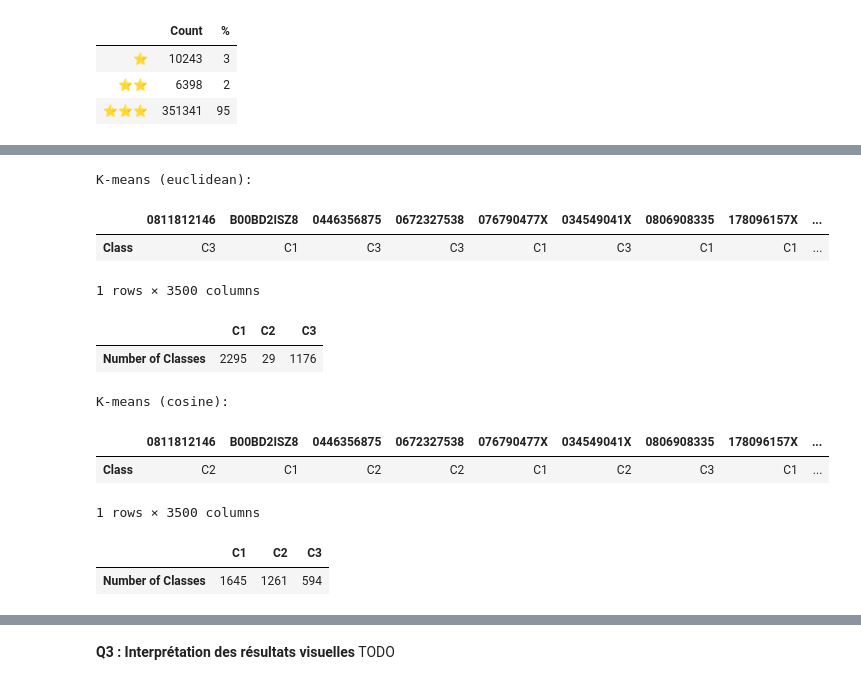
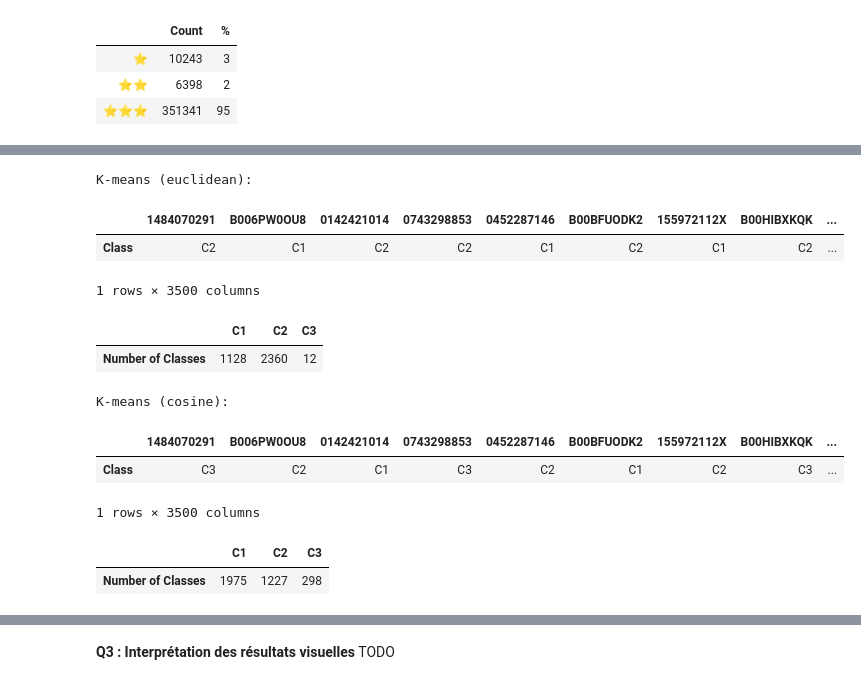
Before and after one commit to darhal/IFT799-DataScience, a Jupyter notebook: Lab2/tp2.ipynb, the cells around one changed output, grey strips where cells are left out. Saved outputs shown, nothing was run; the diff lists cells and outputs as text; code cells hidden in the pictures.

```diff
--- a/Lab2/tp2.ipynb
+++ b/Lab2/tp2.ipynb
@@ -149,43 +149,53 @@ Different classes count :
 # %%
+from nltk import cluster
+from nltk.cluster import cosine_distance, euclidean_distance
+
 NB_CLUSTERS = 3
 CLASSES = [f"C{i+1}" for i in range(0, NB_CLUSTERS)]
 
 def kmeansClustering(booksData, distFunc, show=False):
     # Standardize data before doing kmeans :
-    data = (booksData - booksData.mean()) / booksData.std()
-    # As per : https://stackoverflow.com/questions/46409846/using-k-means-with-cosine-similarity-python
-    if (distFunc == "cosine"): data = preprocessing.normalize(data)
-    kmeans = KMeans(n_clusters=NB_CLUSTERS, random_state=0, max_iter=1000).fit(data)
+    data = ((booksData - booksData.mean()) / booksData.std()).to_numpy()
+    if (distFunc == "cosine"):
+        # Find initial centroids using K-means++ (KMeans of SKlearn)
+        initialCenters = KMeans(n_clusters=NB_CLUSTERS, random_state=0, max_iter=1).fit(data).cluster_centers_.tolist()
+        # Run clustering using cosine similarity : cos sim = 1 - cos dist
+        kmeans = cluster.KMeansClusterer(num_means=NB_CLUSTERS, initial_means=initialCenters, distance=lambda x, y: 1 - cosine_distance(x, y))
+        kmeansLabel = np.array(kmeans.cluster(data, assign_clusters=True))
+    else:
+        kmeans = KMeans(n_clusters=NB_CLUSTERS, random_state=0, max_iter=1000).fit(data)
+        kmeansLabel = kmeans.labels_
+
     # K means
     if (show):
         print(f"K-means ({distFunc}):")
         display(pd.DataFrame(
-            data=np.array([ [f"C{i+1}" for i in kmeans.labels_] ]),
+            data=np.array([ [f"C{i+1}" for i in kmeansLabel] ]),
             index=["Class"],
             columns=booksData.index
         ))
         display(pd.DataFrame(
-            data=np.array([[np.count_nonzero(kmeans.labels_ == i) for i in range(0, NB_CLUSTERS)]]),
+            data=np.array([[np.count_nonzero(kmeansLabel == i) for i in range(0, NB_CLUSTERS)]]),
             index=["Number of Classes"],
             columns=CLASSES
         ))
-    return data, kmeans
+    return data, kmeansLabel
 
-kmeansEucliCoords, kmeansEucliOutput = kmeansClustering(pdBooksFeatures[CRITERIAS], "euclidean", True)
-kmeansCosCoords, kmeansCosOutput = kmeansClustering(pdBooksFeatures[CRITERIAS], "cosine", True)
+kmeansEucliCoords, kmeansEucliLabels = kmeansClustering(pdBooksFeatures[CRITERIAS], "euclidean", True)
+kmeansCosCoords, kmeansCosLabels = kmeansClustering(pdBooksFeatures[CRITERIAS], "cosine", True)
 # %% [output]
 K-means (euclidean):
-|  | 0811812146 | B00BD2ISZ8 | 0446356875 | 0672327538 | 076790477X | 034549041X | 0806908335 | 178096157X | ... |
-| Class | C3 | C1 | C3 | C3 | C1 | C3 | C1 | C1 | ... |
+|  | 1484070291 | B006PW0OU8 | 0142421014 | 0743298853 | 0452287146 | B00BFUODK2 | 155972112X | B00HIBXKQK | ... |
+| Class | C2 | C1 | C2 | C2 | C1 | C2 | C1 | C2 | ... |
 1 rows × 3500 columns
 |  | C1 | C2 | C3 |
-| Number of Classes | 2295 | 29 | 1176 |
+| Number of Classes | 1128 | 2360 | 12 |
 K-means (cosine):
-|  | 0811812146 | B00BD2ISZ8 | 0446356875 | 0672327538 | 076790477X | 034549041X | 0806908335 | 178096157X | ... |
-| Class | C2 | C1 | C2 | C2 | C1 | C2 | C3 | C1 | ... |
+|  | 1484070291 | B006PW0OU8 | 0142421014 | 0743298853 | 0452287146 | B00BFUODK2 | 155972112X | B00HIBXKQK | ... |
+| Class | C3 | C2 | C1 | C3 | C2 | C1 | C2 | C3 | ... |
 1 rows × 3500 columns
 |  | C1 | C2 | C3 |
-| Number of Classes | 1645 | 1261 | 594 |
+| Number of Classes | 1975 | 1227 | 298 |
 # %%
 def scatterPlotHelper(plotData):
     fig, ax = plt.subplots(1, len(plotData), figsize=(14,6), dpi=120)
```
Also changed, not shown: parts of 5 cells of this notebook, 1 other file.
